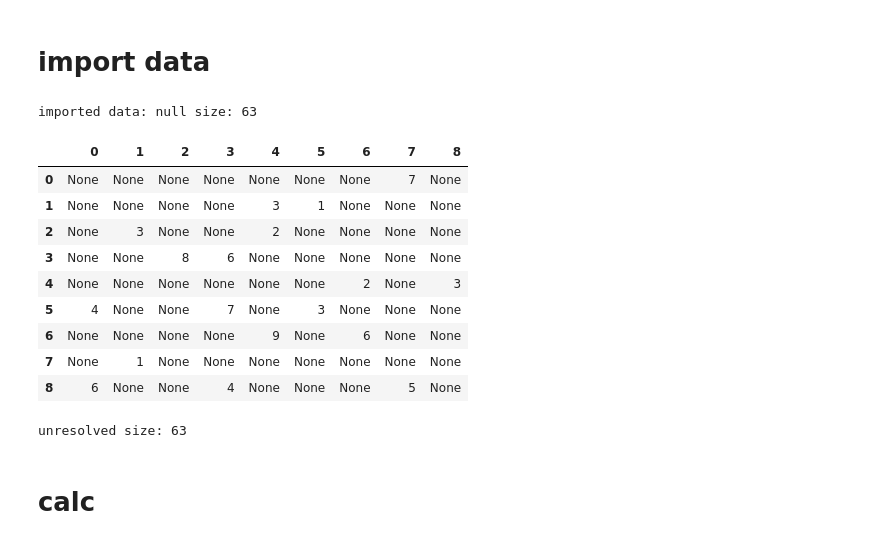
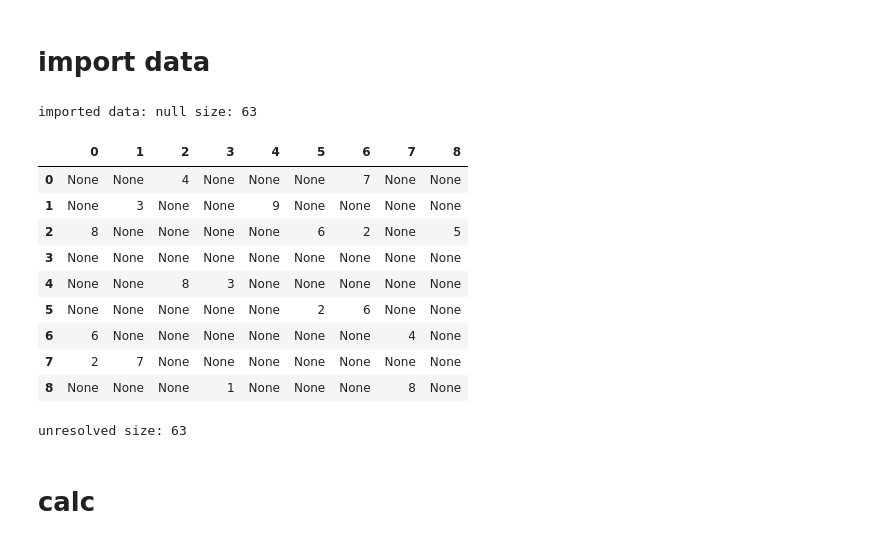
Before and after one commit to katsudonik/sudoku, a Jupyter notebook: main.ipynb, the cells around one changed output. Cells and saved outputs as stored; diff of their text form; code cells hidden in the pictures.

Commit message:
test_87

```diff
--- a/main.ipynb
+++ b/main.ipynb
@@ -11,20 +11,20 @@ importlib.reload(sudoku)
 # %% [markdown]
 # import data
 # %%
-result = np.loadtxt('input_data/test_91.csv', delimiter=',', dtype='int64')
+result = np.loadtxt('input_data/test_87.csv', delimiter=',', dtype='int64')
 sudoku = sudoku.Sudoku(result)
 # %% [output]
 imported data: null size: 63
 |  | 0 | 1 | 2 | 3 | 4 | 5 | 6 | 7 | 8 |
-| 0 | None | None | None | None | None | None | None | 7 | None |
-| 1 | None | None | None | None | 3 | 1 | None | None | None |
-| 2 | None | 3 | None | None | 2 | None | None | None | None |
-| 3 | None | None | 8 | 6 | None | None | None | None | None |
-| 4 | None | None | None | None | None | None | 2 | None | 3 |
-| 5 | 4 | None | None | 7 | None | 3 | None | None | None |
-| 6 | None | None | None | None | 9 | None | 6 | None | None |
-| 7 | None | 1 | None | None | None | None | None | None | None |
-| 8 | 6 | None | None | 4 | None | None | None | 5 | None |
+| 0 | None | None | 4 | None | None | None | 7 | None | None |
+| 1 | None | 3 | None | None | 9 | None | None | None | None |
+| 2 | 8 | None | None | None | None | 6 | 2 | None | 5 |
+| 3 | None | None | None | None | None | None | None | None | None |
+| 4 | None | None | 8 | 3 | None | None | None | None | None |
+| 5 | None | None | None | None | None | 2 | 6 | None | None |
+| 6 | 6 | None | None | None | None | None | None | 4 | None |
+| 7 | 2 | 7 | None | None | None | None | None | None | None |
+| 8 | None | None | None | 1 | None | None | None | 8 | None |
 unresolved size: 63
 # %% [markdown]
 # calc
```
Also changed, not shown: parts of 2 cells of this notebook, 2 other files.
